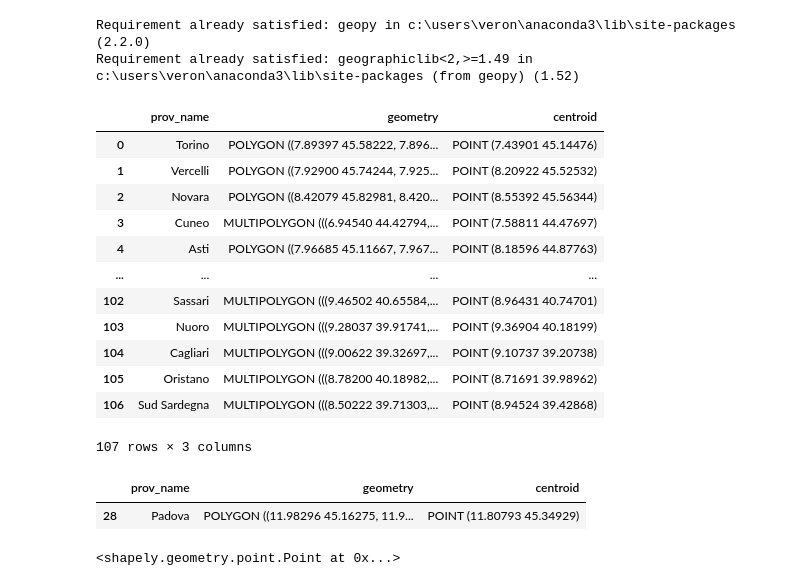
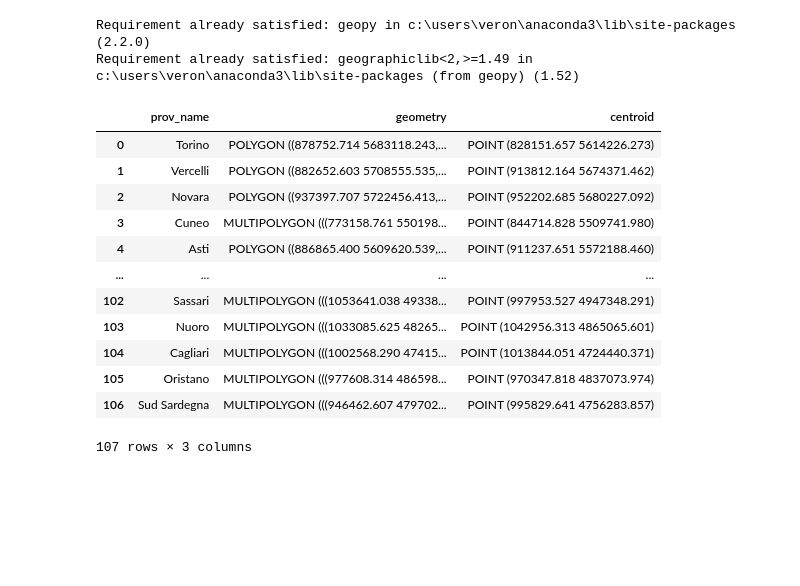
Before and after one commit to mustafaAlgun/Vodafone-Connection-Project, a Jupyter notebook: Project Veronica.ipynb, the cells around one changed output. Saved outputs shown, nothing was run; the diff lists cells and outputs as text; code cells hidden in the pictures; blank space fills up the shorter version.

```diff
--- a/Project Veronica.ipynb
+++ b/Project Veronica.ipynb
@@ -343,31 +201,24 @@ Requirement already satisfied: geopy in c:\users\veron\anaconda3\lib\site-packag
 Requirement already satisfied: geographiclib<2,>=1.49 in c:\users\veron\anaconda3\lib\site-packages (from geopy) (1.52)
 # %%
 province_map = gpd.read_file("limits_IT_provinces.geojson") #read geojson file from github
+province_map = province_map.to_crs(epsg=3395)#convert to crs epsg 3395 for europe area
 province_map =province_map[["prov_name","geometry"]] #we only use prov name and geometry
 province_map ["centroid"] = province_map.geometry.centroid #find the centroid of all provinces
 province_map
 # %% [output]
 |  | prov_name | geometry | centroid |
-| 0 | Torino | POLYGON ((7.89397 45.58222, 7.896... | POINT (7.43901 45.14476) |
-| 1 | Vercelli | POLYGON ((7.92900 45.74244, 7.925... | POINT (8.20922 45.52532) |
-| 2 | Novara | POLYGON ((8.42079 45.82981, 8.420... | POINT (8.55392 45.56344) |
-| 3 | Cuneo | MULTIPOLYGON (((6.94540 44.42794,... | POINT (7.58811 44.47697) |
-| 4 | Asti | POLYGON ((7.96685 45.11667, 7.967... | POINT (8.18596 44.87763) |
+| 0 | Torino | POLYGON ((878752.714 5683118.243,... | POINT (828151.657 5614226.273) |
+| 1 | Vercelli | POLYGON ((882652.603 5708555.535,... | POINT (913812.164 5674371.462) |
+| 2 | Novara | POLYGON ((937397.707 5722456.413,... | POINT (952202.685 5680227.092) |
+| 3 | Cuneo | MULTIPOLYGON (((773158.761 550198... | POINT (844714.828 5509741.980) |
+| 4 | Asti | POLYGON ((886865.400 5609620.539,... | POINT (911237.651 5572188.460) |
 | ... | ... | ... | ... |
-| 102 | Sassari | MULTIPOLYGON (((9.46502 40.65584,... | POINT (8.96431 40.74701) |
-| 103 | Nuoro | MULTIPOLYGON (((9.28037 39.91741,... | POINT (9.36904 40.18199) |
-| 104 | Cagliari | MULTIPOLYGON (((9.00622 39.32697,... | POINT (9.10737 39.20738) |
-| 105 | Oristano | MULTIPOLYGON (((8.78200 40.18982,... | POINT (8.71691 39.98962) |
-| 106 | Sud Sardegna | MULTIPOLYGON (((8.50222 39.71303,... | POINT (8.94524 39.42868) |
+| 102 | Sassari | MULTIPOLYGON (((1053641.038 49338... | POINT (997953.527 4947348.291) |
+| 103 | Nuoro | MULTIPOLYGON (((1033085.625 48265... | POINT (1042956.313 4865065.601) |
+| 104 | Cagliari | MULTIPOLYGON (((1002568.290 47415... | POINT (1013844.051 4724440.371) |
+| 105 | Oristano | MULTIPOLYGON (((977608.314 486598... | POINT (970347.818 4837073.974) |
+| 106 | Sud Sardegna | MULTIPOLYGON (((946462.607 479702... | POINT (995829.641 4756283.857) |
 107 rows × 3 columns
 # %%
 padova_point = province_map.loc[province_map['prov_name'] == 'Padova'] #select padova geolocation
-padova_point
+point = padova_point.iat[0,2] #point of padova
-# %% [output]
-|  | prov_name | geometry | centroid |
-| 28 | Padova | POLYGON ((11.98296 45.16275, 11.9... | POINT (11.80793 45.34929) |
-# %%
-point = padova_point.iat[0,2] #point of padova
-point
-# %% [output]
-<shapely.geometry.point.Point at 0x...>
```
Also changed, not shown: parts of 33 cells of this notebook.
